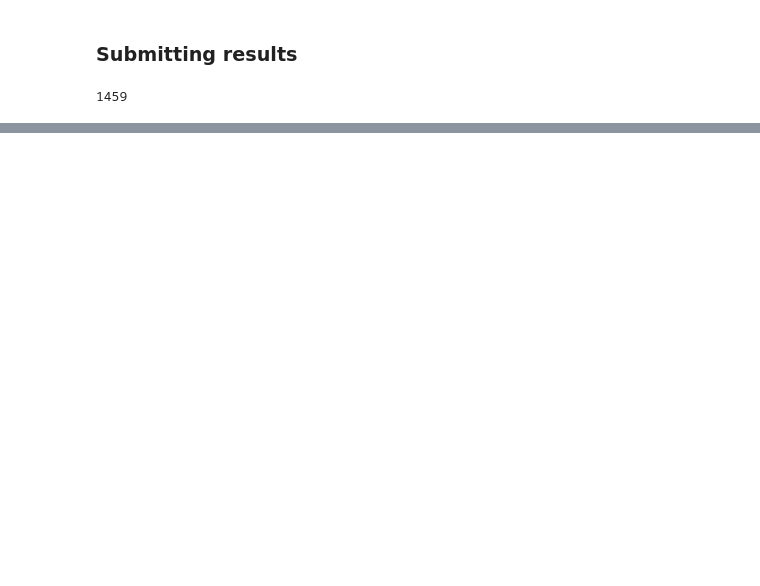
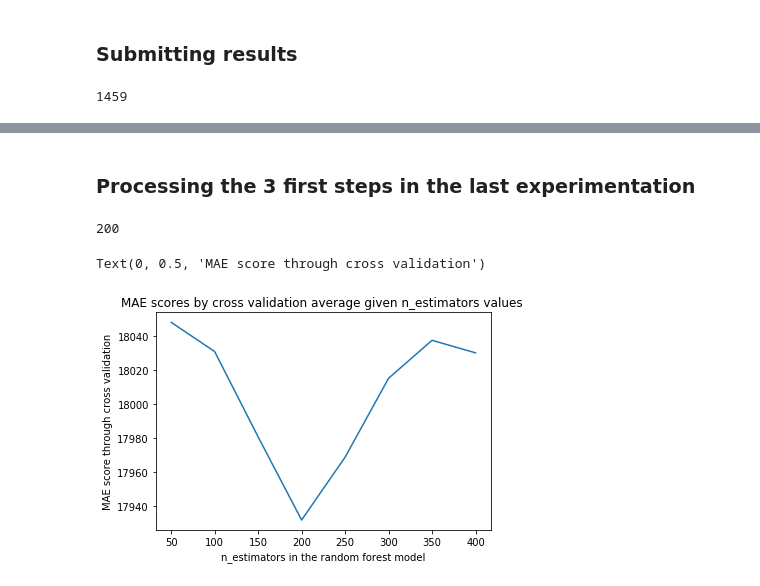
Before and after one commit to jeremypayan/Housing-price-prediction, a Jupyter notebook: housing_price_prediction.ipynb, the cells around one changed output, grey strips where cells are left out. Cells and saved outputs as stored; diff of their text form; code cells hidden in the pictures; blank space fills up the shorter version.

Commit message:
n_estimators of the random forest model optimized with cross validation

```diff
--- a/housing_price_prediction.ipynb
+++ b/housing_price_prediction.ipynb
@@ -500,7 +501,7 @@ preprocessor = ColumnTransformer(
 # %% [markdown]
 ### Model definition
 # %%
-model = RandomForestRegressor(n_estimators=100, criterion='mae', random_state=0)
+model = RandomForestRegressor(n_estimators=200, criterion='mae', random_state=0) # Value of 200 set thanks to the expriment 5
 # %% [markdown]
 ### ML pipe definition
 # %%
@@ -544,0 +548,2 @@ len(output)
+# %% [markdown]
+### Processing the 3 first steps in the last experimentation
@@ -544,0 +584,19 @@ len(output)
+# %%
+results = {i : get_score(n_estimators=i, folders=3).mean() for i in range(50, 401, 50)}
+min(results, key=results.get)
+# %% [output]
+200
+# %%
+import matplotlib.pyplot as plt
+%matplotlib inline
+
+fig = plt.figure()
+ax = plt.axes()
+
+plt.plot(list(results.keys()), list(results.values()))
+plt.title('MAE scores by cross validation average given n_estimators values ')
+plt.xlabel('n_estimators in the random forest model')
+plt.ylabel('MAE score through cross validation')
+# %% [output]
+Text(0, 0.5, 'MAE score through cross validation')
+[figure, added]
```
Also changed, not shown: parts of 4 cells of this notebook.
